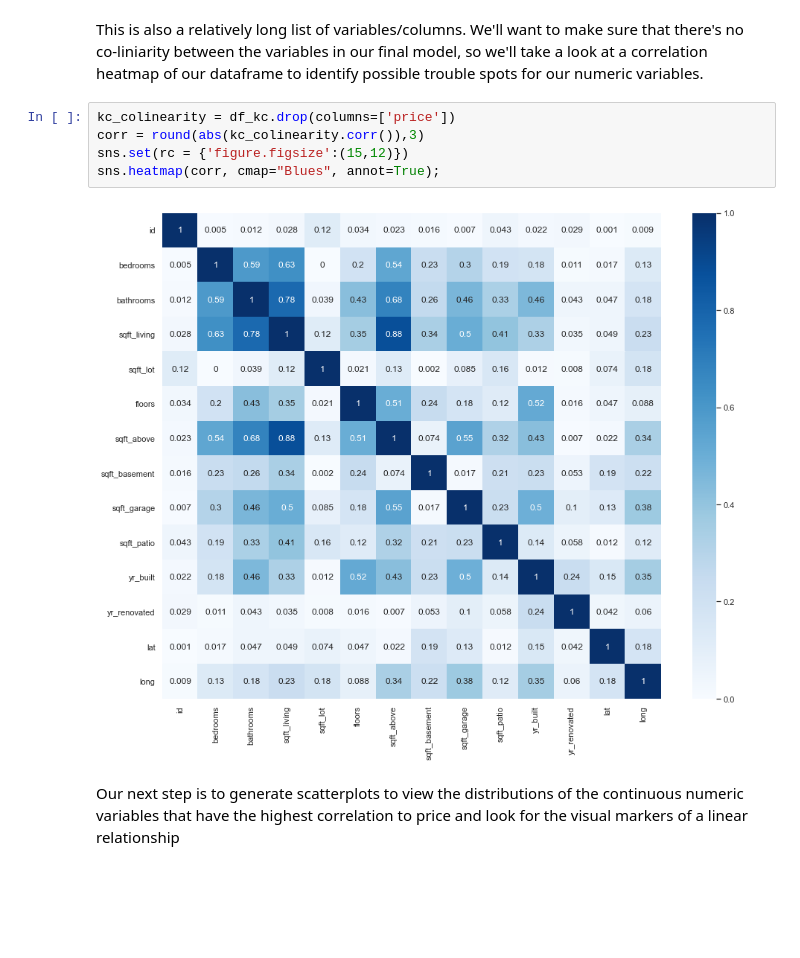
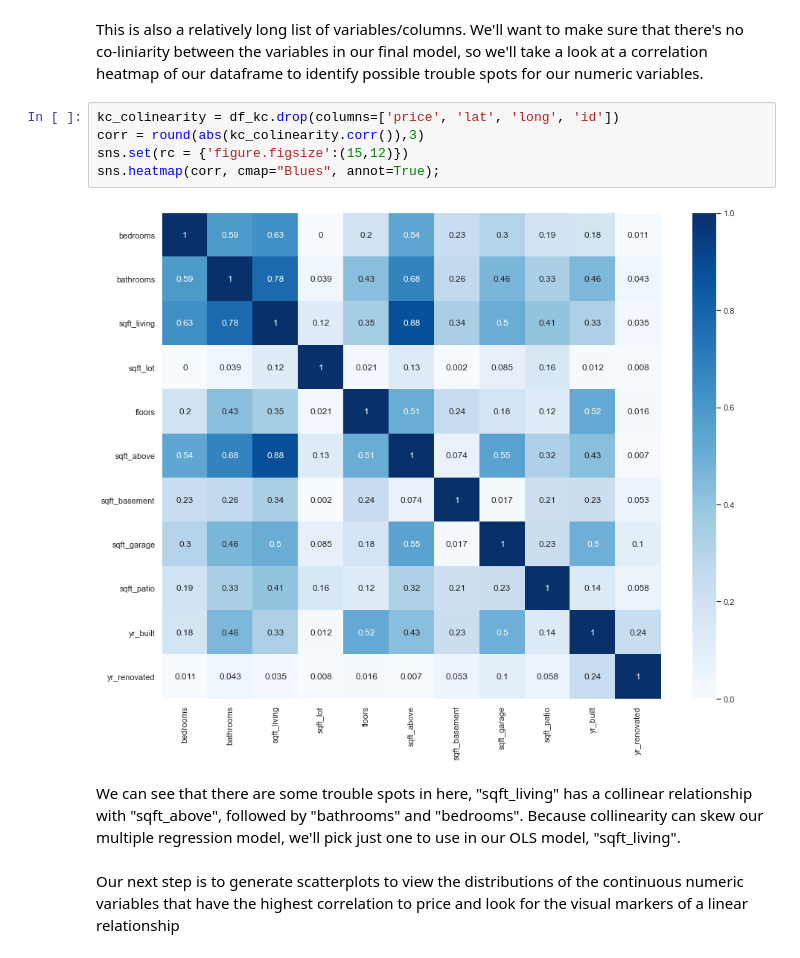
Before and after one commit to slowings/phase2-project, a Jupyter notebook: Final.ipynb, the cells around one changed output. Saved outputs shown, nothing was run; the diff lists cells and outputs as text; blank space fills up the shorter version.

```diff
--- a/Final.ipynb
+++ b/Final.ipynb
@@ -227,12 +227,14 @@ We can see that sqft_living and sqft_above, bathrooms and sqft_living, as well a
 # %% [markdown]
 This is also a relatively long list of variables/columns.  We'll want to make sure that there's no co-liniarity between the variables in our final model, so we'll take a look at a correlation heatmap of our dataframe to identify possible trouble spots for our numeric variables.
 # %%
-kc_colinearity = df_kc.drop(columns=['price'])
+kc_colinearity = df_kc.drop(columns=['price', 'lat', 'long', 'id'])
 corr = round(abs(kc_colinearity.corr()),3)
 sns.set(rc = {'figure.figsize':(15,12)})
 sns.heatmap(corr, cmap="Blues", annot=True);
 # %% [output]
-[figure, old version]
+[figure, new version]
+# %% [markdown]
+We can see that there are some trouble spots in here, "sqft_living" has a collinear relationship with "sqft_above", followed by "bathrooms" and "bedrooms".  Because collinearity can skew our multiple regression model, we'll pick just one to use in our OLS model, "sqft_living".
 # %% [markdown]
 Our next step is to generate scatterplots to view the distributions of the continuous numeric variables that have the highest correlation to price and look for the visual markers of a linear relationship
 # %%
```
Also changed, not shown: parts of 83 cells of this notebook.
